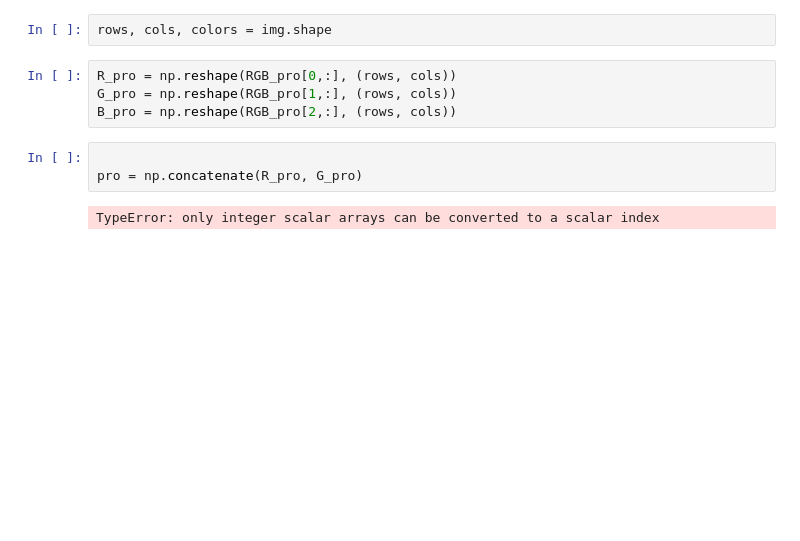
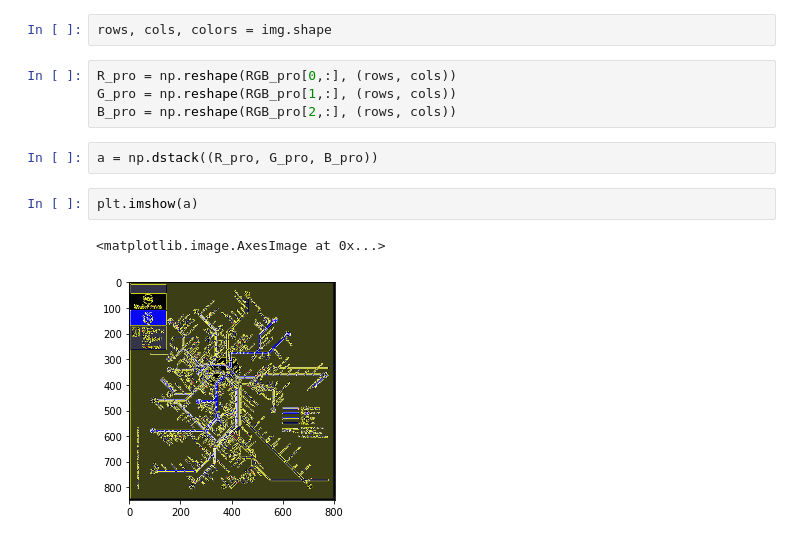
Before and after one commit to elisamalzoni/proj1-daltonismo, a Jupyter notebook: Proj1.ipynb, the cells around one changed output. Saved outputs shown, nothing was run; the diff lists cells and outputs as text; blank space fills up the shorter version.

```diff
--- a/Proj1.ipynb
+++ b/Proj1.ipynb
@@ -211,7 +211,9 @@ R_pro = np.reshape(RGB_pro[0,:], (rows, cols))
 G_pro = np.reshape(RGB_pro[1,:], (rows, cols))
 B_pro = np.reshape(RGB_pro[2,:], (rows, cols))
 # %%
-
-pro = np.concatenate(R_pro, G_pro)
+a = np.dstack((R_pro, G_pro, B_pro))
-# %% [output]
-TypeError: only integer scalar arrays can be converted to a scalar index
+# %%
+plt.imshow(a)
+# %% [output]
+<matplotlib.image.AxesImage at 0x...>
+[figure, added]
```
